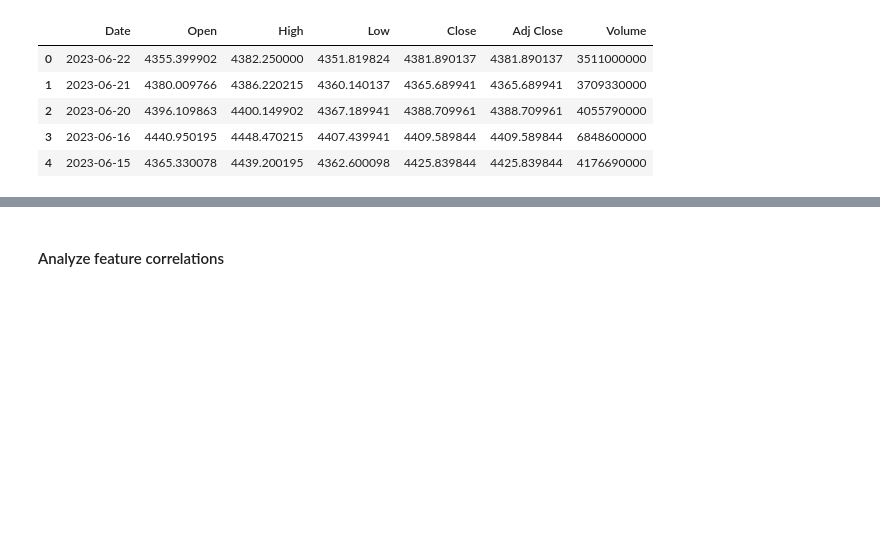
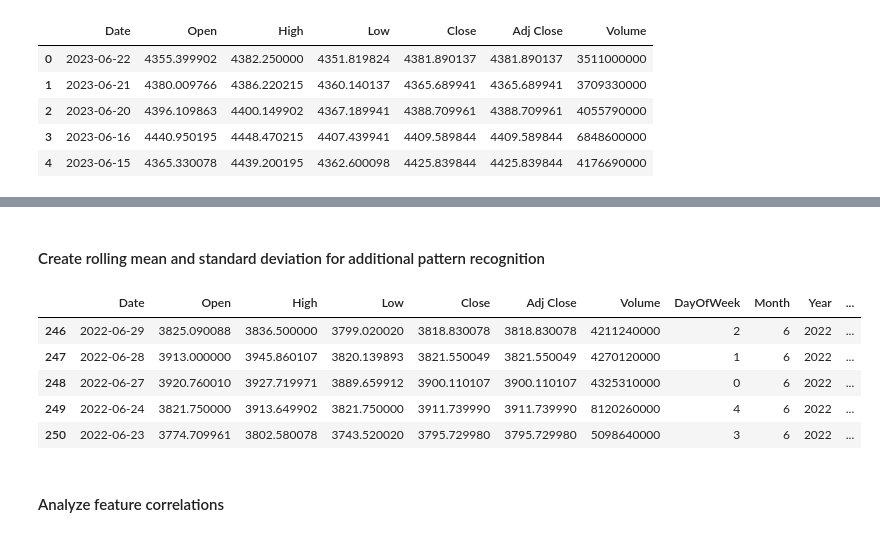
Before and after one commit to jona-tech/milestone-project-market-prediction-model, a Jupyter notebook: jupyter_notebooks/feature_engineering.ipynb, the cells around one changed output, grey strips where cells are left out. Saved outputs shown, nothing was run; the diff lists cells and outputs as text; code cells hidden in the pictures; blank space fills up the shorter version.

```diff
--- a/jupyter_notebooks/feature_engineering.ipynb
+++ b/jupyter_notebooks/feature_engineering.ipynb
@@ -39,2 +45,17 @@ num_df.head()
+# %% [markdown]
+#### Create rolling mean and standard deviation for additional pattern recognition
+# %%
+clean_stock_df['RollingMean_7'] = clean_stock_df['Close'].rolling(window=7).mean()
+clean_stock_df['RollingStd_30'] = clean_stock_df['Close'].rolling(window=30).std()
+
+# since we are using 30 and 7 day windows, we will have to look at the tail to see the values
+clean_stock_df.tail()
+# %% [output]
+|  | Date | Open | High | Low | Close | Adj Close | Volume | DayOfWeek | Month | Year | ... |
+| 246 | 2022-06-29 | 3825.090088 | 3836.500000 | 3799.020020 | 3818.830078 | 3818.830078 | 4211240000 | 2 | 6 | 2022 | ... |
+| 247 | 2022-06-28 | 3913.000000 | 3945.860107 | 3820.139893 | 3821.550049 | 3821.550049 | 4270120000 | 1 | 6 | 2022 | ... |
+| 248 | 2022-06-27 | 3920.760010 | 3927.719971 | 3889.659912 | 3900.110107 | 3900.110107 | 4325310000 | 0 | 6 | 2022 | ... |
+| 249 | 2022-06-24 | 3821.750000 | 3913.649902 | 3821.750000 | 3911.739990 | 3911.739990 | 8120260000 | 4 | 6 | 2022 | ... |
+| 250 | 2022-06-23 | 3774.709961 | 3802.580078 | 3743.520020 | 3795.729980 | 3795.729980 | 5098640000 | 3 | 6 | 2022 | ... |
 # %% [markdown]
 #### Analyze feature correlations
```
Also changed, not shown: parts of 8 cells of this notebook.
